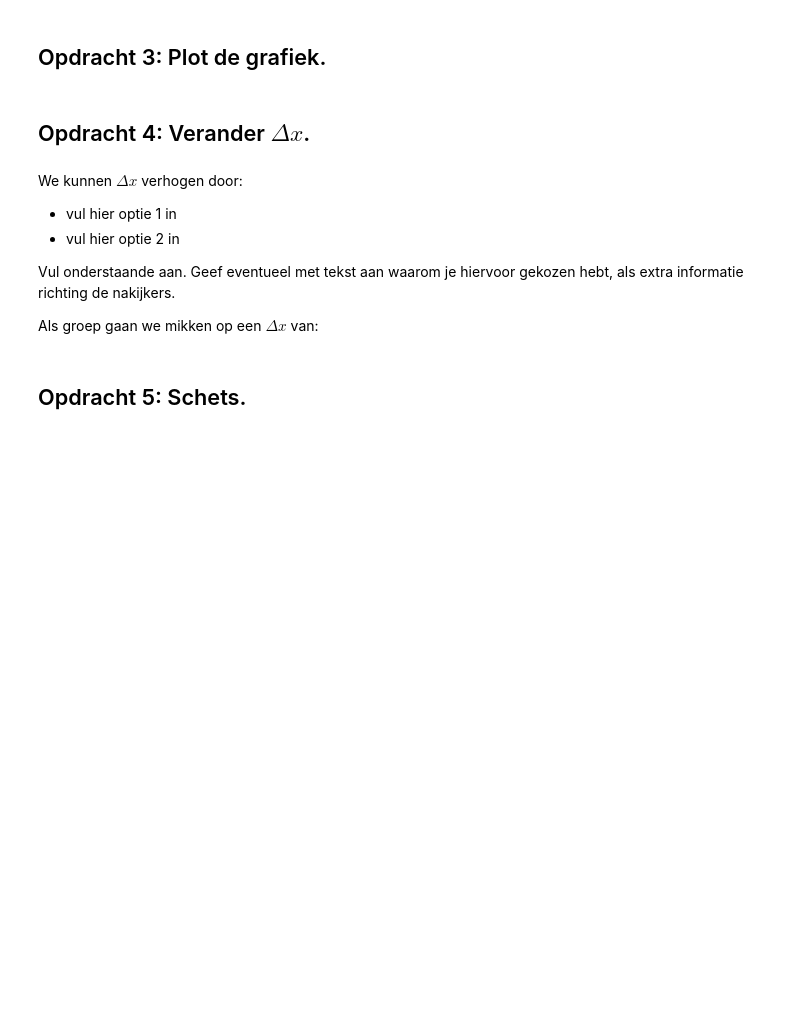
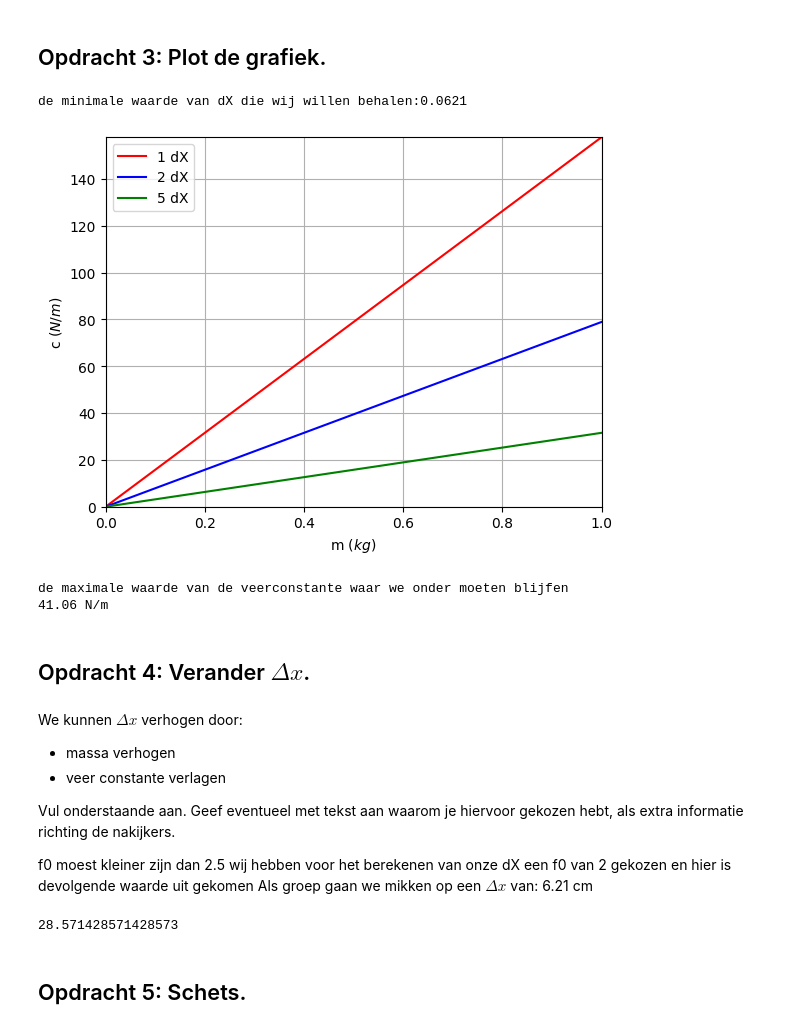
Before and after one commit to gltChboy/opdrachten-DEF-D, a Jupyter notebook: FysiekeOntwerpopdrachten/5MaakEenOpstellingTrillingsvrij/Ontwerpopdracht5MaakEenOpstellingTrillingsvrijInvulTemplate.ipynb, the cells around one changed output. Saved outputs shown, nothing was run; the diff lists cells and outputs as text; code cells hidden in the pictures; blank space fills up the shorter version.

```diff
--- a/FysiekeOntwerpopdrachten/5MaakEenOpstellingTrillingsvrij/Ontwerpopdracht5MaakEenOpstellingTrillingsvrijInvulTemplate.ipynb
+++ b/FysiekeOntwerpopdrachten/5MaakEenOpstellingTrillingsvrij/Ontwerpopdracht5MaakEenOpstellingTrillingsvrijInvulTemplate.ipynb
@@ -55,17 +102,79 @@ Vul onderstaande tabel in:
 # %%
 # Voeg hier je plot in. Lees goed de opdracht wat er in de grafiek moet staan!
 # Het is ook handig om je grafiek op te slaan, doe dat door met plt.savefig().
+
+g = 9.81 #m/s^2
+f0 = 2 #Hz
+w_0 = 2 * np.pi * f0
+dX = g / (w_0**2)
+print(f"de minimale waarde van dX die wij willen behalen:{dX:.3}")
+
+def model1(m, dX):
+    global g
+    return (m * g) / dX
+
+m = np.linspace(0, 1, 1000)
+c1 = model1(m, dX)
+c2 = model1(m, 2 * dX)
+c3 = model1(m, 5 * dX)
+
+#print(dX, 2 * dX, 5 * dX)
+
+plt.figure()
+plt.plot(m, c1, "r-", label = "1 dX")
+plt.plot(m, c2, "b-", label = "2 dX")
+plt.plot(m, c3, "g-", label = "5 dX")
+
+plt.xlim(0, max(m))
+plt.ylim(0, max(c1))
+plt.xlabel(r"m $(kg)$")
+plt.ylabel(r"c $(N/m)$")
+
+plt.legend()
+plt.grid()
+plt.savefig("opdracht3.png")
+plt.show()
+
+print("de maximale waarde van de veerconstante waar we onder moeten blijfen \n"+
+      f"{model1(0.26, dX):.4} N/m")
+# %% [output]
+de minimale waarde van dX die wij willen behalen:0.0621
+[figure, added]
+de maximale waarde van de veerconstante waar we onder moeten blijfen
+41.06 N/m
 # %% [markdown]
 ## Opdracht 4: Verander $\Delta x$.
 # %% [markdown]
 We kunnen $\Delta x$ verhogen door:
 
-- vul hier optie 1 in
-- vul hier optie 2 in
+- massa verhogen
+- veer constante verlagen
 
 Vul onderstaande aan. Geef eventueel met tekst aan waarom je hiervoor gekozen hebt, als extra informatie richting de nakijkers.
 
-Als groep gaan we mikken op een $\Delta x$ van:
+f0 moest kleiner zijn dan 2.5 wij hebben voor het berekenen van onze dX een f0 van 2 gekozen en hier is devolgende waarde uit gekomen
+Als groep gaan we mikken op een $\Delta x$ van: 6.21 cm
+# %%
+#dit is wat exxtra's wat niet in de opdracht stond dat we het hier moesten neerzetten
+def model(L, A):
+    global E
+    return A * E / L
+
+E = 1e6
+
+#lengte van 1 elastiek
+L = 0.105
+
+#opp van een elastiek
+A = 2e-6
+
+#we gebruiken 6 elastieken (3 stengels van 2)
+c = model(2 * L, 3 * A)
+
+#de waarde van de veerconstante van ons systeem
+print(c)
+# %% [output]
+28.571428571428573
 # %% [markdown]
 ## Opdracht 5: Schets.
 # %% [markdown]
```
Also changed, not shown: parts of 10 cells of this notebook, 1 other file.
